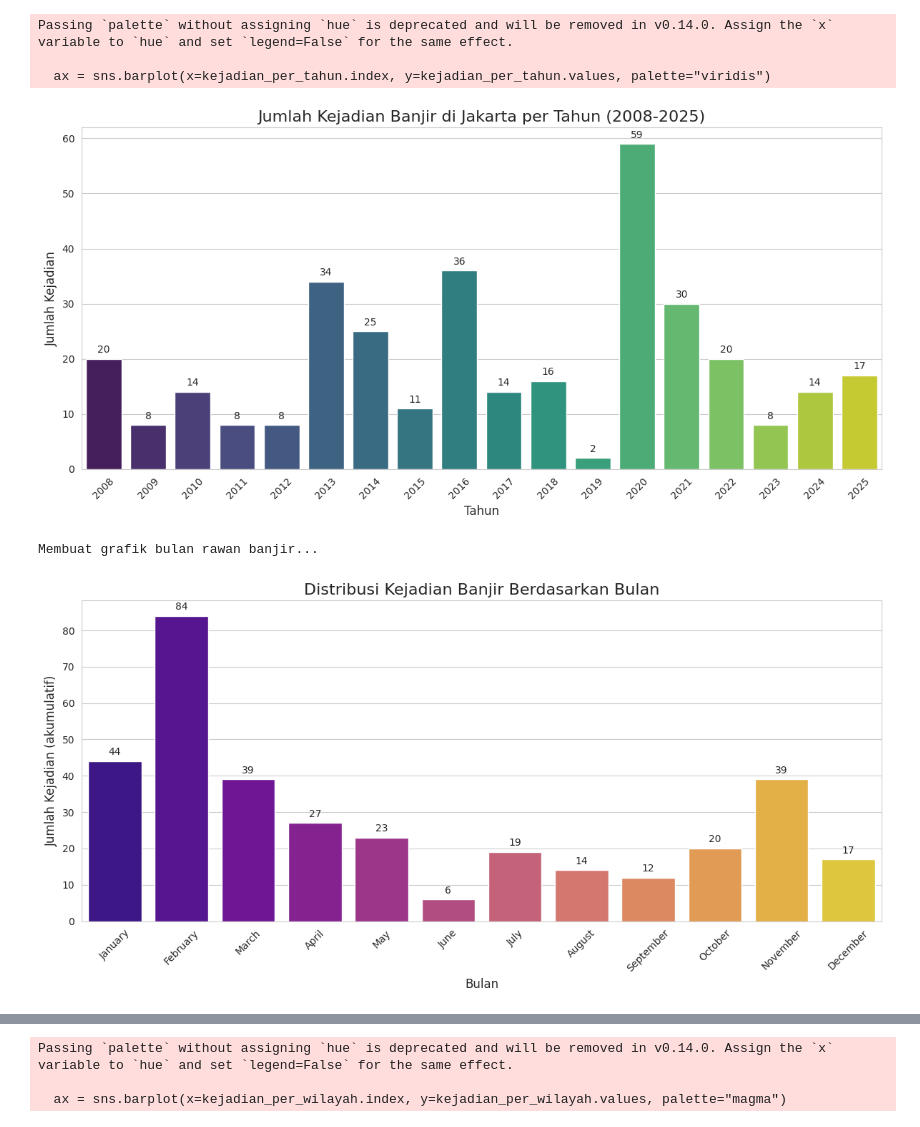
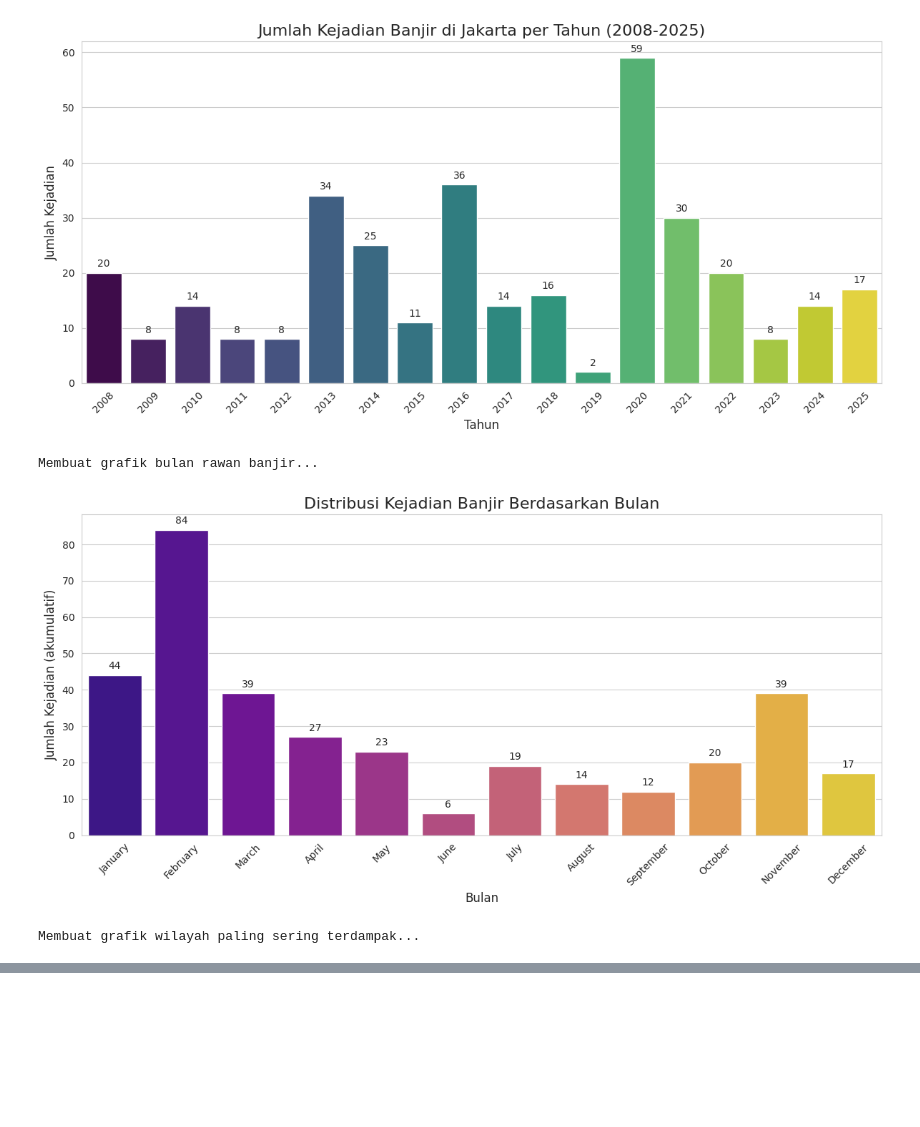
Before and after one commit to masisparmo/capstone-project, a Jupyter notebook: Analisa_Tren_Banjir_Jakarta_dengan_Python_dan_AI.ipynb, the cells around one changed output, grey strips where cells are left out. Cells and saved outputs as stored; diff of their text form; code cells hidden in the pictures; blank space fills up the shorter version.

```diff
--- a/Analisa_Tren_Banjir_Jakarta_dengan_Python_dan_AI.ipynb
+++ b/Analisa_Tren_Banjir_Jakarta_dengan_Python_dan_AI.ipynb
@@ -5,8 +5,8 @@
 # Coding Python ini dibuat dalam rangka menyelesaikan Capstone Project:
 # HACKTIV8
 # Student Development Initiative wave 3 (Juni 2025)
-# Data Classification and Summarization Using IBM Granite
-# [ONLINE] Data Batch 5 (instruktur: Manfred)
+# Data Classification and Summarization Using IBM Granite (via Replicate)
+# [ONLINE] Data Batch 5 (instruktur: Manfred Michael)
 
 # Oleh : ISPARMO
 # ==============================================================================
@@ -14,33 +14,39 @@
 # Library ini seperti 'toolkit' atau 'perkakas' yang membantu kita
 # untuk mengolah data, membuat grafik, dan memanggil AI.
 # ==============================================================================
-!pip install pandas matplotlib seaborn replicate
+!pip install pandas matplotlib seaborn replicate --upgrade --quiet
 
 import os
 import pandas as pd
 import matplotlib.pyplot as plt
 import seaborn as sns
 import replicate
+# Need to use os.environ to set environment variables for Replicate API Token
+# You need to store your Replicate API Token in Colab secrets
+# with the name 'REPLICATE_API_TOKEN'
 from google.colab import userdata
 
 print("✅ Library berhasil diinstall dan diimport!")
 
 # ==============================================================================
-# LANGKAH 2: KONFIGURASI API REPLICATE
+# LANGKAH 2: KONFIGURASI API Replicate
 # Mengambil kunci API yang sudah kita simpan di 'Secrets' tadi.
 # ==============================================================================
 try:
-    replicate_api_token = userdata.get('REPLICATE_API_TOKEN')
-    os.environ["REPLICATE_API_TOKEN"] = replicate_api_token
+    # Ensure you have stored your Replicate API Token in Colab secrets
+    # with the name 'REPLICATE_API_TOKEN'
+    os.environ['REPLICATE_API_TOKEN'] = userdata.get('REPLICATE_API_TOKEN')
     print("✅ Kunci API Replicate berhasil dikonfigurasi.")
 except Exception as e:
-    print(f"🛑 Gagal mengambil kunci API. Pastikan Anda sudah menyimpannya di 'Secrets' dengan nama 'REPLICATE_API_TOKEN'. Error: {e}")
+    print(f"🛑 Gagal mengambil kunci API Replicate. Pastikan Anda sudah menyimpannya di 'Secrets' dengan nama 'REPLICATE_API_TOKEN'. Error: {e}")
 
 # ==============================================================================
 # LANGKAH 3: MEMUAT DAN MEMAHAMI DATA BANJIR
 # Kita 'baca' file CSV yang sudah diupload dan coba intip isinya.
 # ==============================================================================
-file_path = '/content/Data_Banjir_Jakarta_2008-2025_BNBP_clean.csv'
+from google.colab import drive
+drive.mount('/content/drive')
+file_path = '/content/drive/MyDrive/Data_Banjir_Jakarta_2008-2025_BNBP_clean.csv'
 try:
     # Membaca file CSV menjadi sebuah 'tabel data' yang disebut DataFrame
     df = pd.read_csv(file_path)
@@ -85,7 +91,7 @@ print("\nMembuat grafik tren banjir per tahun...")
 kejadian_per_tahun = df['tahun'].value_counts().sort_index()
 
 plt.figure() # Membuat kanvas baru
-ax = sns.barplot(x=kejadian_per_tahun.index, y=kejadian_per_tahun.values, palette="viridis")
+ax = sns.barplot(x=kejadian_per_tahun.index, y=kejadian_per_tahun.values, hue=kejadian_per_tahun.index, palette="viridis", legend=False)
 ax.set_title('Jumlah Kejadian Banjir di Jakarta per Tahun (2008-2025)', fontsize=16)
 ax.set_xlabel('Tahun', fontsize=12)
 ax.set_ylabel('Jumlah Kejadian', fontsize=12)
@@ -104,7 +110,7 @@ bulan_order = ['January', 'February', 'March', 'April', 'May', 'June', 'July', '
 kejadian_per_bulan = df['bulan'].value_counts().reindex(bulan_order)
 
 plt.figure()
-ax = sns.barplot(x=kejadian_per_bulan.index, y=kejadian_per_bulan.values, palette="plasma")
+ax = sns.barplot(x=kejadian_per_bulan.index, y=kejadian_per_bulan.values, hue=kejadian_per_bulan.index, palette="plasma", legend=False)
 ax.set_title('Distribusi Kejadian Banjir Berdasarkan Bulan', fontsize=16)
 ax.set_xlabel('Bulan', fontsize=12)
 ax.set_ylabel('Jumlah Kejadian (akumulatif)', fontsize=12)
@@ -121,7 +127,7 @@ print("\nMembuat grafik wilayah paling sering terdampak...")
 kejadian_per_wilayah = df['kabupaten'].value_counts()
 
 plt.figure()
-ax = sns.barplot(x=kejadian_per_wilayah.index, y=kejadian_per_wilayah.values, palette="magma")
+ax = sns.barplot(x=kejadian_per_wilayah.index, y=kejadian_per_wilayah.values, hue=kejadian_per_wilayah.index, palette="magma", legend=False)
 ax.set_title('Wilayah Administrasi Jakarta yang Paling Sering Terdampak Banjir', fontsize=16)
 ax.set_xlabel('Wilayah Administrasi', fontsize=12)
 ax.set_ylabel('Jumlah Kejadian (akumulatif)', fontsize=12)
@@ -168,25 +174,33 @@ Based on the following summary of historical flood data, provide a concise analy
 Please structure your response clearly with headers for each section.
 """
 
-# Memanggil model AI IBM Granite menggunakan Replicate
+# Memanggil model AI IBM Granite Instruct via Replicate
 try:
-    output_iterator = replicate.run(
-        "ibm-granite/granite-3.3-8b-instruct",
-        input={
-            "prompt": prompt_untuk_ai,
-            "prompt_template": "<s>[INST] {prompt} [/INST]", # Template khusus untuk model ini
-            "max_new_tokens": 10000 # Batas maksimal kata dalam jawaban AI
-        }
+    # Choose the IBM Granite Instruct model on Replicate
+    # The model name on Replicate is typically in the format "developer/model-name:version"
+    model_name = "ibm-granite/granite-3.3-8b-instruct"
+
+    # Set up inputs for the Replicate model
+    input = {
+        "prompt": prompt_untuk_ai,
+        "max_new_tokens": 10000, # Adjust as needed
+        "temperature": 0.7, # Adjust as needed
+        "top_p": 0.9 # Adjust as needed
+    }
+
+    # Generate content using the Replicate API
+    output = replicate.run(
+        model_name,
+        input=input
     )
 
-    print("\n--- HASIL ANALISA DAN REKOMENDASI DARI AI ---")
-    ai_response = ""
-    for item in output_iterator:
-        ai_response += item
+    # The output from Replicate is an iterable, join it to get the full text
+    response_text = "".join(output)
 
-    print(ai_response)
+    print("\n--- HASIL ANALISA DAN REKOMENDASI DARI AI (IBM Granite Instruct via Replicate) ---")
+    print(response_text)
     print("\n✅ AI berhasil memberikan respon.")
 
 except Exception as e:
-    print(f"🛑 Gagal memanggil AI. Error: {e}")
+    print(f"🛑 Gagal memanggil AI IBM Granite Instruct via Replicate. Error: {e}")
 # %% [output]
@@ -206,10 +220,8 @@ Requirement already satisfied: kiwisolver>=1.3.1 in /usr/local/lib/python3.11/di
 dtypes: datetime64[ns](1), float64(1), int32(1), int64(16), object(3)
 memory usage: 57.9+ KB
 
 Membuat grafik tren banjir per tahun...
+[figure]
-Passing `palette` without assigning `hue` is deprecated and will be removed in v0.14.0. Assign the `x` variable to `hue` and set `legend=False` for the same effect.
-
-  ax = sns.barplot(x=kejadian_per_tahun.index, y=kejadian_per_tahun.values, palette="viridis")
+Membuat grafik bulan rawan banjir...
-[figure]
+[figure]
-Membuat grafik bulan rawan banjir...
+Membuat grafik wilayah paling sering terdampak...
-[figure]
@@ -217,3 +245,0 @@ Membuat grafik wilayah paling sering terdampak...
-Passing `palette` without assigning `hue` is deprecated and will be removed in v0.14.0. Assign the `x` variable to `hue` and set `legend=False` for the same effect.
-
-  ax = sns.barplot(x=kejadian_per_wilayah.index, y=kejadian_per_wilayah.values, palette="magma")
```
Also changed, not shown: parts of 1 cell of this notebook.
